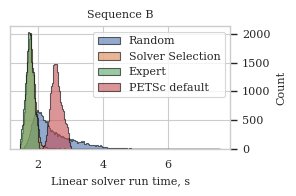
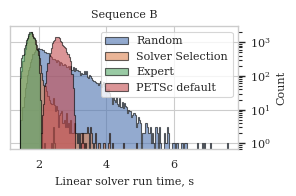
Code edit (unified diff) that turned the first committed figure into the second:
--- before
+++ after
@@ -15,5 +15,5 @@
 plt.xlabel("Linear solver run time, s")
 plt.ylabel("Count")
-# plt.yscale('log')
+plt.yscale('log')
 ax = plt.gca()
 ax.yaxis.tick_right()

Commit: minor change in notebooks